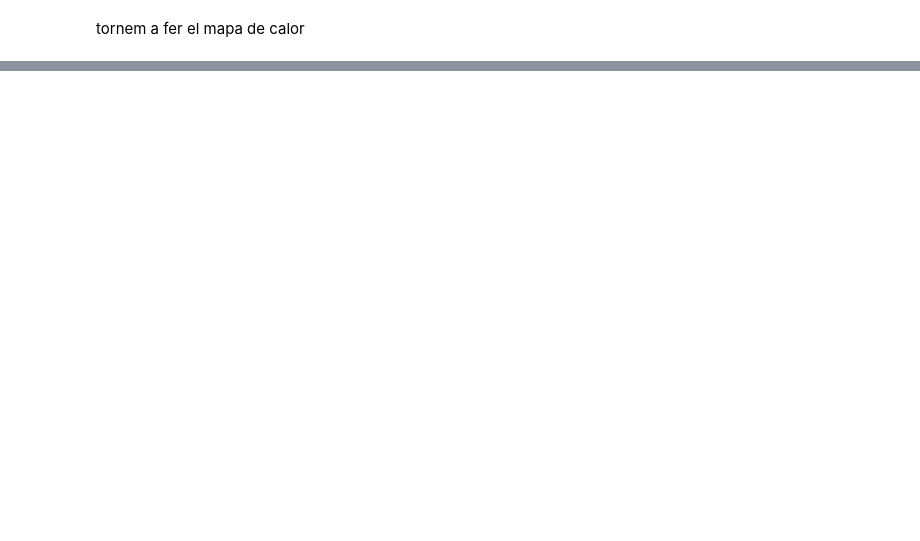
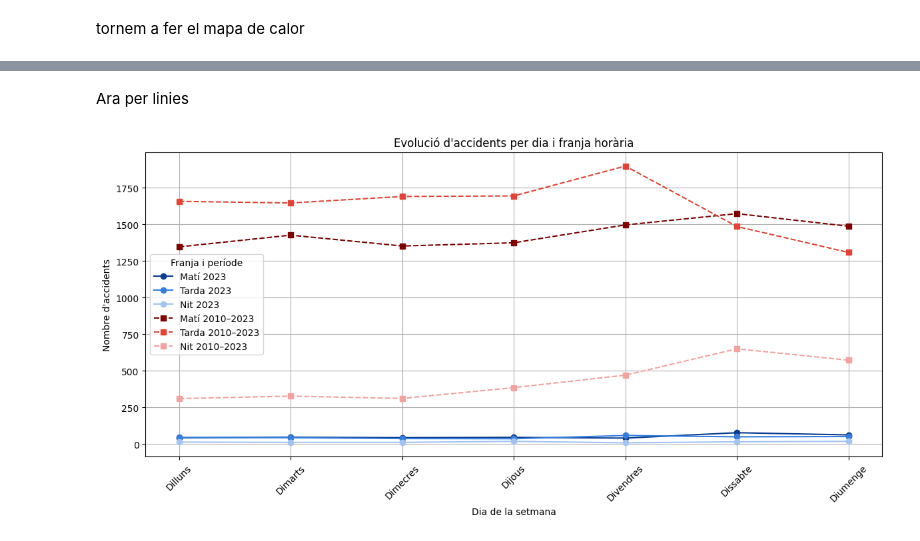
Before and after one commit to SeergiCureero/Proyecto-Analitica-Descriptiva, a Jupyter notebook: main.ipynb, the cells around one changed output, grey strips where cells are left out. Saved outputs shown, nothing was run; the diff lists cells and outputs as text; code cells hidden in the pictures; blank space fills up the shorter version.

```diff
--- a/main.ipynb
+++ b/main.ipynb
@@ -498,0 +630,25 @@ ValueError: Grouper for 'tipDia' not 1-dimensional
+# %% [markdown]
+Ara per linies
+# %%
+plt.figure(figsize=(12, 6))
+
+# Per cada franja i període, traça una línia
+for franja, color_base in zip(ordre_hores, ['#0b3d91', '#357edd', '#a3c4f3']):  # blaus per 2023
+    y = [taula_2023.loc[dia, franja] for dia in ordre_dies]
+    plt.plot(ordre_dies, y, marker='o', color=color_base, label=f"{franja} 2023")
+
+for franja, color_base in zip(ordre_hores, ['#800000', '#e34234', '#f4a1a1']):  # vermells per històric
+    y = [taula_total.loc[dia, franja] for dia in ordre_dies]
+    plt.plot(ordre_dies, y, marker='s', linestyle='--', color=color_base, label=f"{franja} 2010–2023")
+
+# Estètica del gràfic
+plt.title("Evolució d'accidents per dia i franja horària")
+plt.xlabel("Dia de la setmana")
+plt.ylabel("Nombre d'accidents")
+plt.xticks(rotation=45)
+plt.legend(title="Franja i període")
+plt.grid(True)
+plt.tight_layout()
+plt.show()
+# %% [output]
+[figure, added]
```
Also changed, not shown: parts of 18 cells of this notebook, 1 other file.
